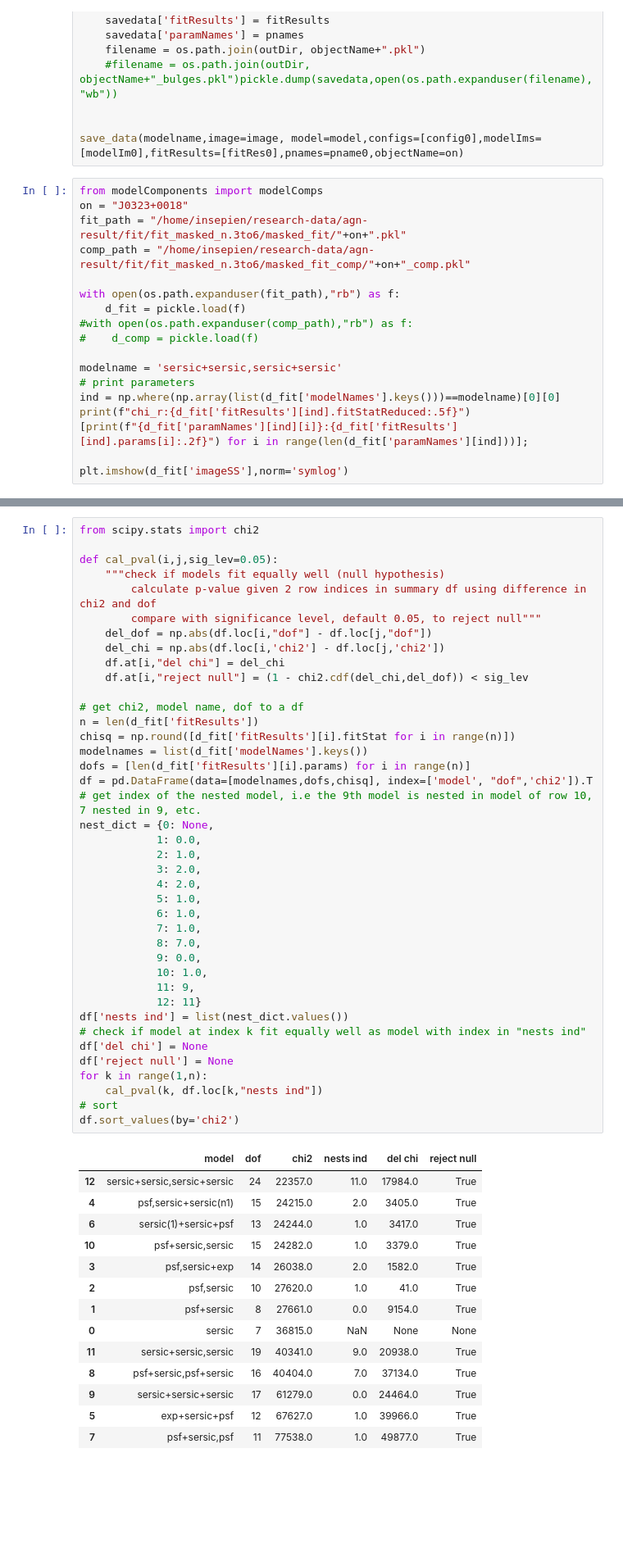
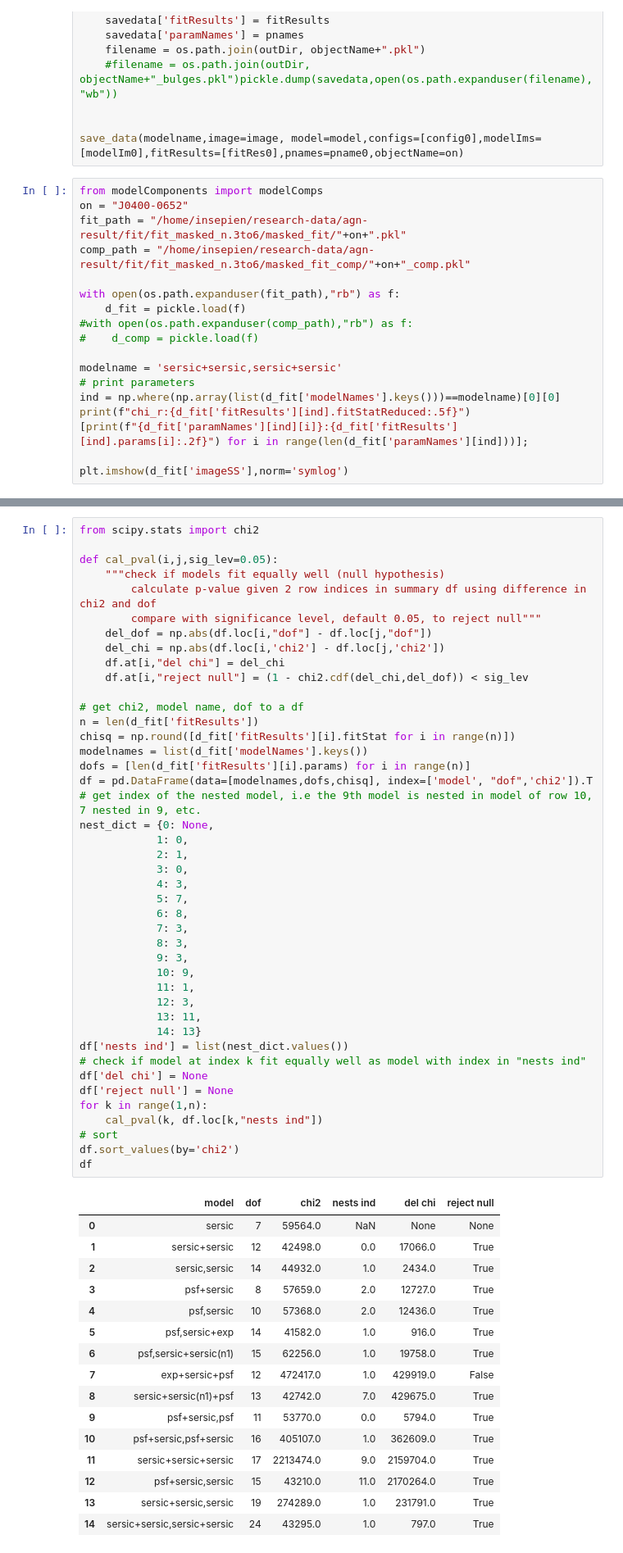
Before and after one commit to insepien/dualAGN, a Jupyter notebook: scrap_notebooks/checkFit.ipynb, the cells around one changed output, grey strips where cells are left out. Shown at 82% size. Saved outputs shown, nothing was run; the diff lists cells and outputs as text; blank space fills up the shorter version.

```diff
--- a/scrap_notebooks/checkFit.ipynb
+++ b/scrap_notebooks/checkFit.ipynb
@@ -789,7 +795,7 @@ def save_data(modelname,image,model,configs,modelIms,fitResults,pnames,objectNam
 save_data(modelname,image=image, model=model,configs=[config0],modelIms=[modelIm0],fitResults=[fitRes0],pnames=pname0,objectName=on)
 # %%
 from modelComponents import modelComps
-on = "J0323+0018"
+on = "J0400-0652"
 fit_path = "/home/insepien/research-data/agn-result/fit/fit_masked_n.3to6/masked_fit/"+on+".pkl"
 comp_path = "/home/insepien/research-data/agn-result/fit/fit_masked_n.3to6/masked_fit_comp/"+on+"_comp.pkl"
 
@@ -828,58 +834,63 @@ r_e_4:1.47
 # %%
 from scipy.stats import chi2
 
 def cal_pval(i,j,sig_lev=0.05):
     """check if models fit equally well (null hypothesis)
         calculate p-value given 2 row indices in summary df using difference in chi2 and dof
         compare with significance level, default 0.05, to reject null"""
     del_dof = np.abs(df.loc[i,"dof"] - df.loc[j,"dof"])
     del_chi = np.abs(df.loc[i,'chi2'] - df.loc[j,'chi2'])
     df.at[i,"del chi"] = del_chi
     df.at[i,"reject null"] = (1 - chi2.cdf(del_chi,del_dof)) < sig_lev
 
 # get chi2, model name, dof to a df
 n = len(d_fit['fitResults'])
 chisq = np.round([d_fit['fitResults'][i].fitStat for i in range(n)])
 modelnames = list(d_fit['modelNames'].keys())
 dofs = [len(d_fit['fitResults'][i].params) for i in range(n)]
 df = pd.DataFrame(data=[modelnames,dofs,chisq], index=['model', "dof",'chi2']).T
 # get index of the nested model, i.e the 9th model is nested in model of row 10, 7 nested in 9, etc.
 nest_dict = {0: None,
-            1: 0.0,
-            2: 1.0,
-            3: 2.0,
-            4: 2.0,
-            5: 1.0,
-            6: 1.0,
-            7: 1.0,
-            8: 7.0,
-            9: 0.0,
-            10: 1.0,
-            11: 9,
-            12: 11}
+            1: 0,
+            2: 1,
+            3: 0,
+            4: 3,
+            5: 7,
+            6: 8,
+            7: 3,
+            8: 3,
+            9: 3,
+            10: 9,
+            11: 1,
+            12: 3,
+            13: 11,
+            14: 13}
 df['nests ind'] = list(nest_dict.values())
 # check if model at index k fit equally well as model with index in "nests ind"
 df['del chi'] = None
 df['reject null'] = None
 for k in range(1,n):
     cal_pval(k, df.loc[k,"nests ind"])
 # sort
 df.sort_values(by='chi2')
+df
 # %% [output]
 |  | model | dof | chi2 | nests ind | del chi | reject null |
-| 12 | sersic+sersic,sersic+sersic | 24 | 22357.0 | 11.0 | 17984.0 | True |
-| 4 | psf,sersic+sersic(n1) | 15 | 24215.0 | 2.0 | 3405.0 | True |
-| 6 | sersic(1)+sersic+psf | 13 | 24244.0 | 1.0 | 3417.0 | True |
-| 10 | psf+sersic,sersic | 15 | 24282.0 | 1.0 | 3379.0 | True |
-| 3 | psf,sersic+exp | 14 | 26038.0 | 2.0 | 1582.0 | True |
-| 2 | psf,sersic | 10 | 27620.0 | 1.0 | 41.0 | True |
-| 1 | psf+sersic | 8 | 27661.0 | 0.0 | 9154.0 | True |
-| 0 | sersic | 7 | 36815.0 | NaN | None | None |
-| 11 | sersic+sersic,sersic | 19 | 40341.0 | 9.0 | 20938.0 | True |
-| 8 | psf+sersic,psf+sersic | 16 | 40404.0 | 7.0 | 37134.0 | True |
-| 9 | sersic+sersic+sersic | 17 | 61279.0 | 0.0 | 24464.0 | True |
-| 5 | exp+sersic+psf | 12 | 67627.0 | 1.0 | 39966.0 | True |
-| 7 | psf+sersic,psf | 11 | 77538.0 | 1.0 | 49877.0 | True |
+| 0 | sersic | 7 | 59564.0 | NaN | None | None |
+| 1 | sersic+sersic | 12 | 42498.0 | 0.0 | 17066.0 | True |
+| 2 | sersic,sersic | 14 | 44932.0 | 1.0 | 2434.0 | True |
+| 3 | psf+sersic | 8 | 57659.0 | 2.0 | 12727.0 | True |
+| 4 | psf,sersic | 10 | 57368.0 | 2.0 | 12436.0 | True |
+| 5 | psf,sersic+exp | 14 | 41582.0 | 1.0 | 916.0 | True |
+| 6 | psf,sersic+sersic(n1) | 15 | 62256.0 | 1.0 | 19758.0 | True |
+| 7 | exp+sersic+psf | 12 | 472417.0 | 1.0 | 429919.0 | False |
+| 8 | sersic+sersic(n1)+psf | 13 | 42742.0 | 7.0 | 429675.0 | True |
+| 9 | psf+sersic,psf | 11 | 53770.0 | 0.0 | 5794.0 | True |
+| 10 | psf+sersic,psf+sersic | 16 | 405107.0 | 1.0 | 362609.0 | True |
+| 11 | sersic+sersic+sersic | 17 | 2213474.0 | 9.0 | 2159704.0 | True |
+| 12 | psf+sersic,sersic | 15 | 43210.0 | 11.0 | 2170264.0 | True |
+| 13 | sersic+sersic,sersic | 19 | 274289.0 | 1.0 | 231791.0 | True |
+| 14 | sersic+sersic,sersic+sersic | 24 | 43295.0 | 1.0 | 797.0 | True |
 # %%
 # write intensity to df
 def get_magnitudes(row):
```
Also changed, not shown: parts of 3 cells of this notebook, 4 other files.
